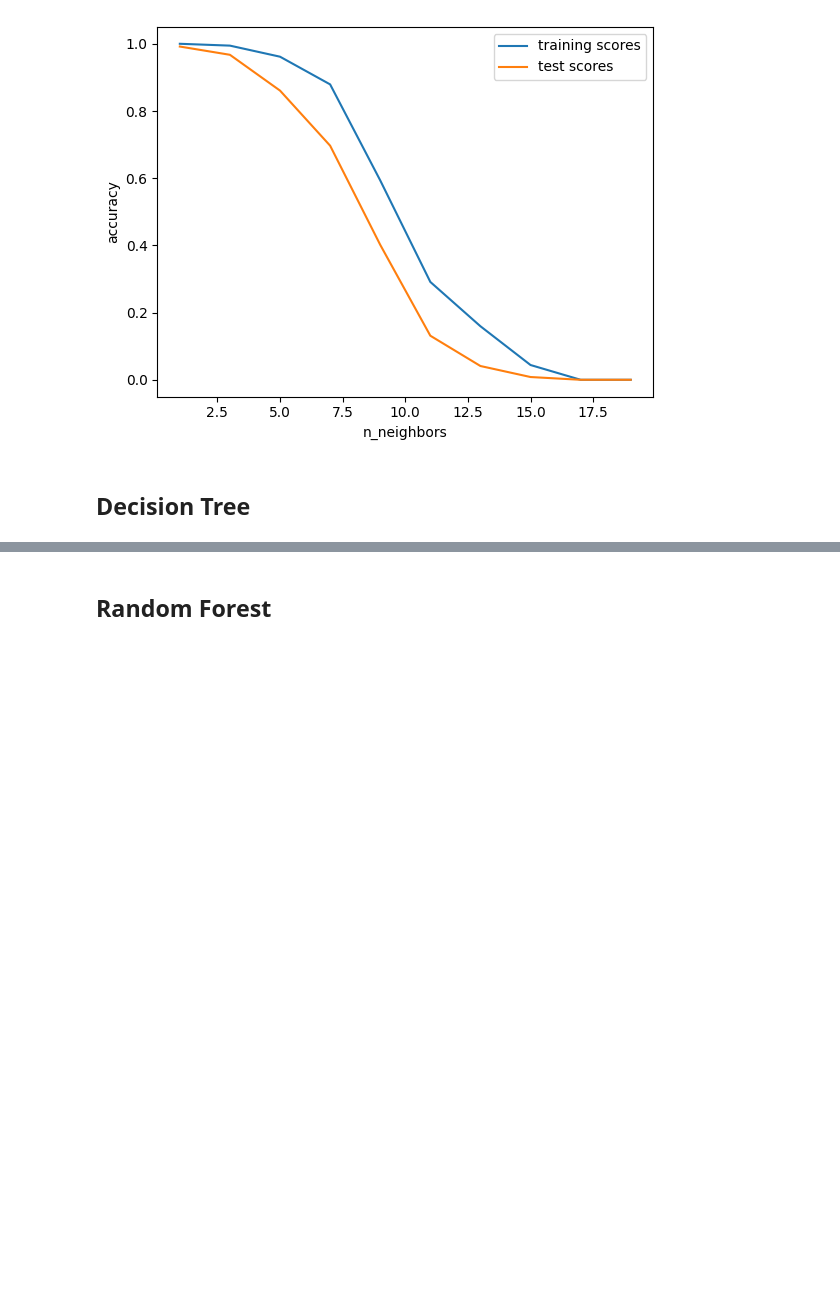
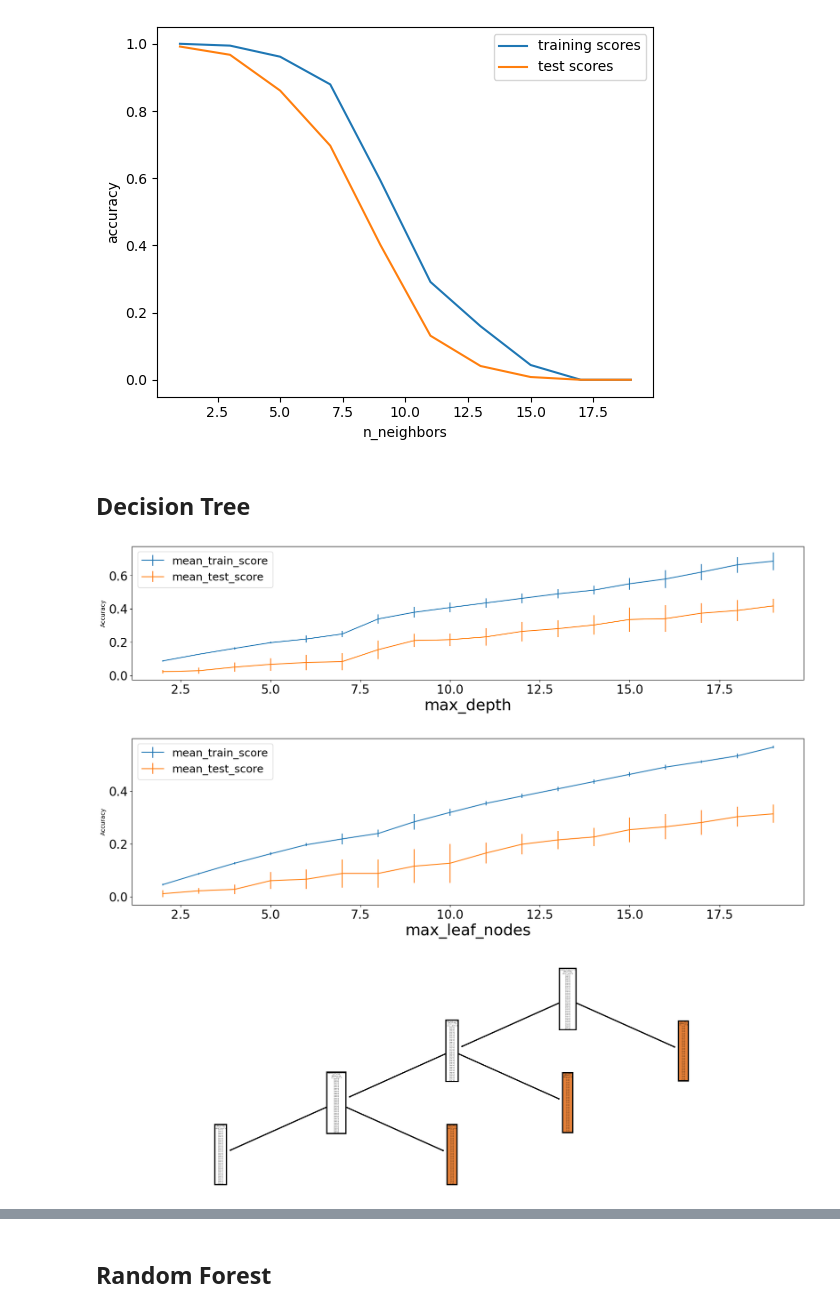
Before and after one commit to tom-bourjala/SDU-ML-DSP, a Jupyter notebook: main.ipynb, the cells around one changed output, grey strips where cells are left out. Drawn from its saved outputs; the diff is of its cells as text; code cells hidden in the pictures; blank space fills up the shorter version.

Commit message:
Implementation of Decision Tree

```diff
--- a/main.ipynb
+++ b/main.ipynb
@@ -358,3 +358,66 @@ accuracy: 0.99
 [figure]
 # %% [markdown]
 ## Decision Tree
+# %%
+# Optimum “max_depth_node”
+from sklearn.model_selection import GridSearchCV
+
+param_grid = {'max_depth': range(2, 20)}
+
+grid = GridSearchCV(DecisionTreeClassifier(random_state=0), param_grid=param_grid, cv=None, return_train_score=True)
+grid.fit(X_train, y_train)
+
+scores = pd.DataFrame(grid.cv_results_)
+scores.plot(x='param_max_depth', y='mean_train_score', yerr='std_train_score', ax=plt.gca(), figsize=(20,4))
+scores.plot(x='param_max_depth', y='mean_test_score', yerr='std_test_score', ax=plt.gca(), figsize=(20,4))
+
+plt.tick_params(axis='x', labelsize=20)
+plt.tick_params(axis='y', labelsize=20)
+plt.xlabel('max_depth', fontsize=26)
+plt.ylabel('Accuracy')
+plt.legend(fontsize=18)
+plt.show()
+
+#Optimum “max_leaf_nodes”
+param_grid = {'max_leaf_nodes': range(2, 20)}
+
+grid = GridSearchCV(DecisionTreeClassifier(random_state=0), param_grid=param_grid, cv=None, return_train_score=True)
+grid.fit(X_train, y_train)
+
+scores = pd.DataFrame(grid.cv_results_)
+scores.plot(x='param_max_leaf_nodes', y='mean_train_score', yerr='std_train_score', ax=plt.gca(), figsize=(20,5))
+scores.plot(x='param_max_leaf_nodes', y='mean_test_score', yerr='std_test_score', ax=plt.gca(), figsize=(20,5))
+
+plt.tick_params(axis='x', labelsize=20)
+plt.tick_params(axis='y', labelsize=20)
+plt.xlabel('max_leaf_nodes', fontsize=26)
+plt.ylabel('Accuracy')
+plt.legend(fontsize=18)
+plt.show()
+
+# Create decision tree classifier with optimum parameters and fit to training data
+from sklearn.tree import DecisionTreeClassifier
+tree = DecisionTreeClassifier(max_depth=3, max_leaf_nodes=8, criterion='gini')
+tree.fit(X_train, y_train)
+
+# Plot decision tree
+from sklearn.tree import plot_tree
+import matplotlib.pyplot as plt
+
+plt.figure(figsize=(10, 3), dpi=300)
+_ = plot_tree(tree, filled=True, feature_names=symptoms, class_names=diseases)
+
+# Feature Importance
+importance = tree.feature_importances_
+plt.figure(figsize=(8, 40))
+plt.barh(range(len(symptoms)), importance)
+plt.yticks(range(len(symptoms)), symptoms)
+plt.tick_params(axis='x', labelsize=14)
+plt.tick_params(axis='y', labelsize=14)
+plt.xlabel('Feature Importance', fontsize=14)
+plt.ylabel('Features', fontsize=14)
+plt.show()
+# %% [output]
+[figure, added]
+[figure, added]
+[figure, added]
```
Also changed, not shown: parts of 5 cells of this notebook.
